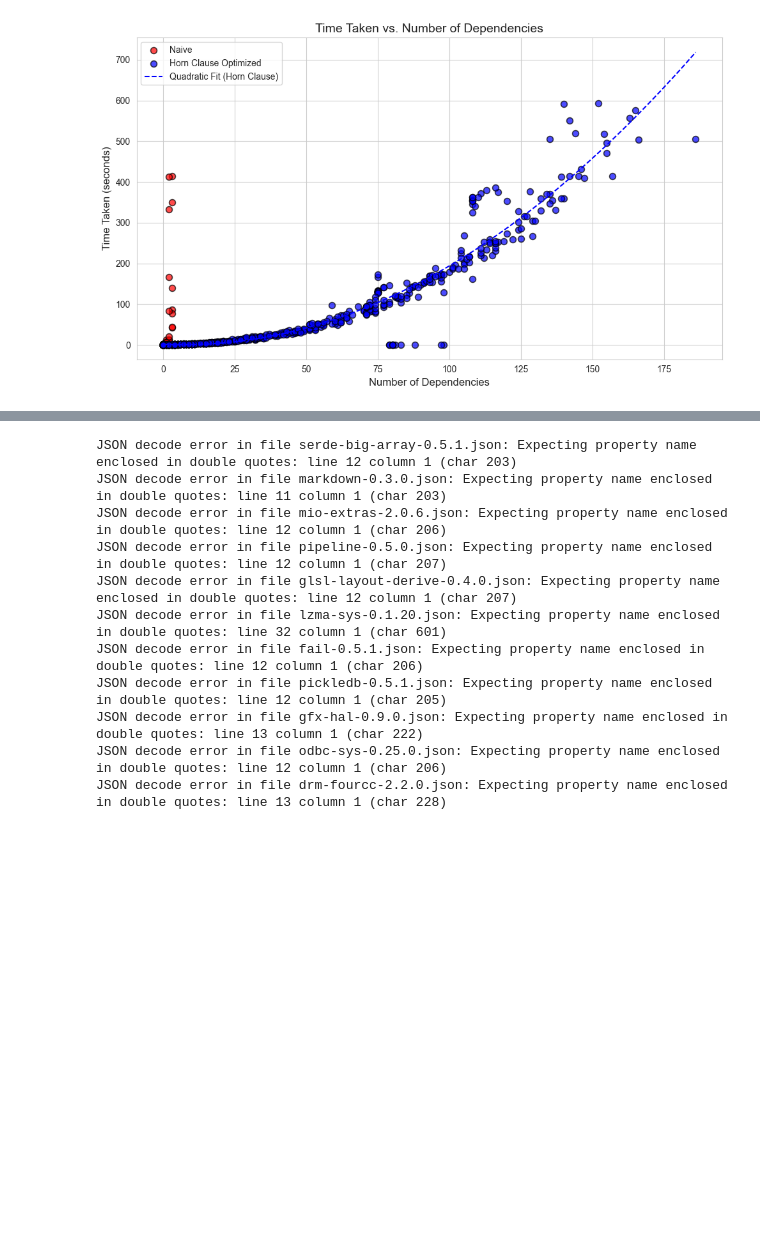
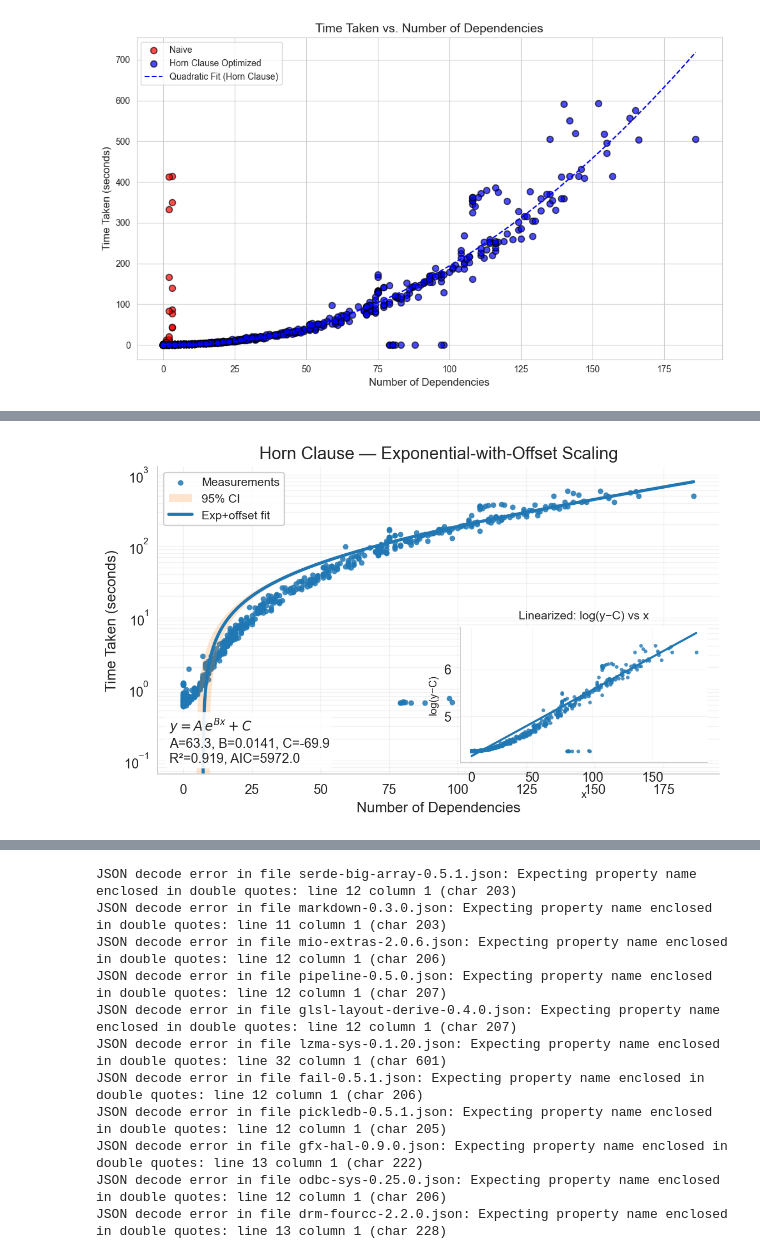
Before and after one commit to DavisPL/cargo-sherlock, a Jupyter notebook: analysis_rq4.ipynb, the cells around one changed output, grey strips where cells are left out. Cells and saved outputs as stored; diff of their text form; code cells hidden in the pictures; blank space fills up the shorter version.

```diff
--- a/analysis_rq4.ipynb
+++ b/analysis_rq4.ipynb
@@ -1192,0 +1584,100 @@ plt.show()
+# %%
+# Pretty, publication-ready Horn-only plot with exp+offset fit
+import numpy as np
+import matplotlib as mpl
+import matplotlib.pyplot as plt
+from scipy.optimize import curve_fit
+from mpl_toolkits.axes_grid1.inset_locator import inset_axes
+
+# --- Data ---
+x = df_plot_horn["dependency_count"].to_numpy(float)
+y = df_plot_horn["time_horn_numeric"].to_numpy(float)
+m = np.isfinite(x) & np.isfinite(y) & (y > 0)
+x, y = x[m], y[m]
+order = np.argsort(x)
+x, y = x[order], y[order]
+
+# --- Model & fit: y = A * exp(Bx) + C ---
+def f(x, A, B, C):
+    return A * np.exp(B*x) + C
+
+spread = np.ptp(y) if np.isfinite(y).any() else 1.0
+ymin   = float(np.nanmin(y)) if np.isfinite(y).any() else 0.0
+ymax   = float(np.nanmax(y)) if np.isfinite(y).any() else 1.0
+p0     = [max(1.0, ymax), 0.01, max(0.0, ymin - 0.1*spread)]
+bounds = ([0.0, -np.inf, -np.inf], [np.inf, np.inf, np.inf])
+
+popt, pcov = curve_fit(f, x, y, p0=p0, bounds=bounds, maxfev=30000)
+A, B, C = popt
+yhat = f(x, *popt)
+
+# Metrics
+ss_res = np.sum((y - yhat)**2)
+ss_tot = np.sum((y - y.mean())**2)
+R2     = 1 - ss_res/ss_tot if ss_tot > 0 else np.nan
+n, k   = y.size, 3
+AIC    = n*np.log(ss_res/n) + 2*k if (n > k and ss_res > 0) else np.nan
+
+# Smooth curve + delta-method CI band
+x_line = np.linspace(x.min(), x.max(), 700)
+y_line = f(x_line, *popt)
+expBx  = np.exp(B*x_line)
+J = np.vstack([expBx, A*x_line*expBx, np.ones_like(x_line)]).T
+var_curve = np.einsum("ij,jk,ik->i", J, pcov, J)
+se_curve  = np.sqrt(np.maximum(0.0, var_curve))
+ci_low, ci_high = y_line - 1.96*se_curve, y_line + 1.96*se_curve
+
+# --- Styling (clean, print-friendly) ---
+mpl.rcParams.update({
+    "figure.dpi": 170, "savefig.dpi": 300,
+    "font.size": 10, "axes.labelsize": 11, "axes.titlesize": 13,
+    "legend.fontsize": 9,
+    "pdf.fonttype": 42, "ps.fonttype": 42,  # editable text
+    "axes.spines.top": False, "axes.spines.right": False,
+})
+
+fig, ax = plt.subplots(figsize=(6.8, 4.2))
+
+# Scatter (single color, no harsh edges)
+ax.scatter(x, y, s=18, alpha=0.85, linewidths=0, label="Measurements")
+
+# Confidence band first (so it sits behind the line)
+ax.fill_between(x_line, ci_low, ci_high, alpha=0.20, linewidth=0, label="95% CI")
+
+# Fit line (slightly thicker)
+ax.plot(x_line, y_line, linewidth=2.4, label="Exp+offset fit")
+
+# Axes / grid
+ax.set_yscale("log")
+ax.set_xlabel("Number of Dependencies")
+ax.set_ylabel("Time Taken (seconds)")
+ax.set_title("Horn Clause — Exponential-with-Offset Scaling")
+ax.grid(True, which="both", linewidth=0.6, alpha=0.25)
+
+# Compact legend
+ax.legend(frameon=True, fancybox=True, framealpha=0.92, loc="upper left")
+
+# Equation & metrics (light annotation)
+eq = r"$y = A\,e^{Bx} + C$"
+ax.text(0.02, 0.03, f"{eq}\nA={A:.3g}, B={B:.3g}, C={C:.3g}\nR²={R2:.3f}, AIC={AIC:.1f}",
+        transform=ax.transAxes, ha="left", va="bottom",
+        bbox=dict(boxstyle="round,pad=0.25", facecolor="white", alpha=0.9, lw=0.5))
+
+# Inset: linearized view log(y - C) vs x
+ax_in = inset_axes(ax, width="44%", height="44%", loc="lower right", borderpad=1.0)
+mask_lin = (y - C) > 0
+ax_in.scatter(x[mask_lin], np.log(y[mask_lin] - C), s=8, alpha=0.8, linewidths=0)
+ax_in.plot(x_line, np.log(np.maximum(y_line - C, 1e-12)), lw=1.6)
+ax_in.set_title("Linearized: log(y−C) vs x", fontsize=9)
+ax_in.set_xlabel("x", fontsize=8); ax_in.set_ylabel("log(y−C)", fontsize=8)
+ax_in.grid(True, lw=0.4, alpha=0.25)
+
+fig.tight_layout()
+# fig.savefig("horn_exp_offset_pretty.pdf", bbox_inches="tight")
+# fig.savefig("horn_exp_offset_pretty.png", bbox_inches="tight")
+# fig.savefig("horn_exp_offset_pretty.svg", bbox_inches="tight")
+plt.show()
+
+print(f"Params: A={A:.6g}, B={B:.6g}, C={C:.6g} | R²={R2:.3f}, AIC={AIC:.1f}")
+# %% [output]
+[figure, added]
```
Also changed, not shown: parts of 9 cells of this notebook, 4 other files.
